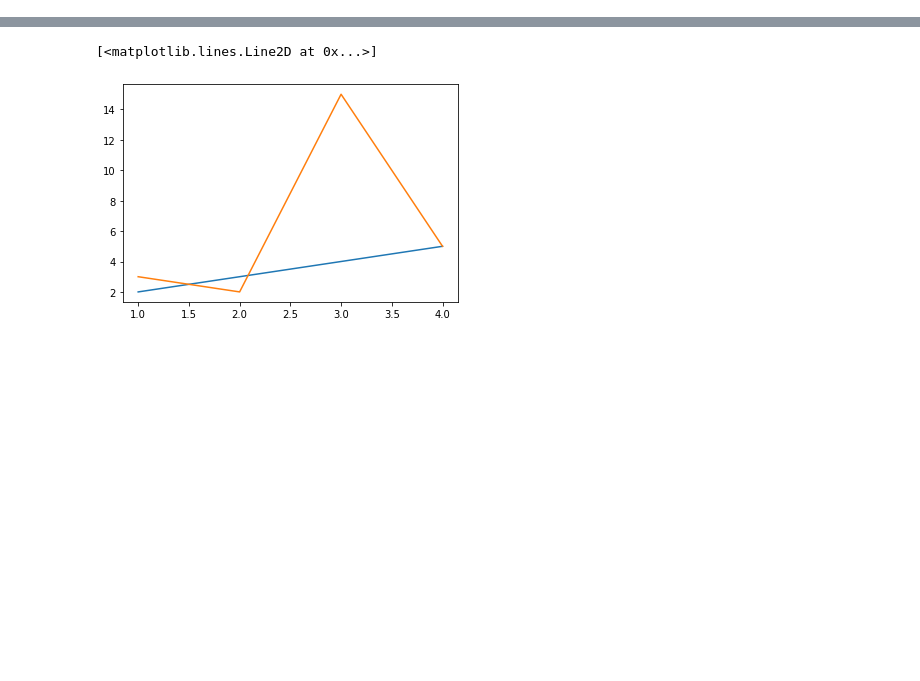
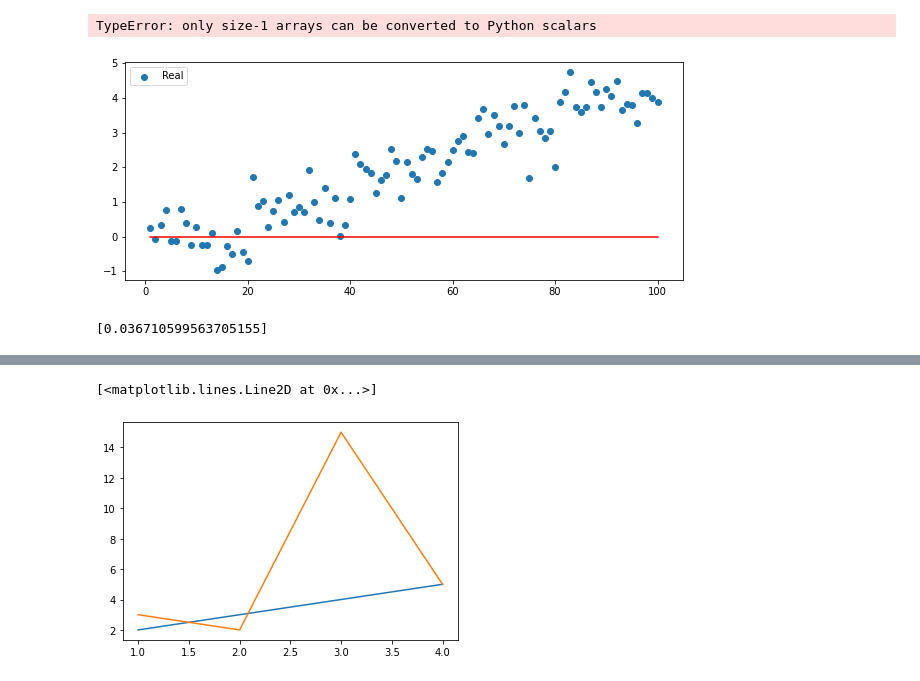
Before and after one commit to akangel0307/Onepredict_study, a Jupyter notebook: Gradient_descent.ipynb, the cells around one changed output, grey strips where cells are left out. Saved outputs shown, nothing was run; the diff lists cells and outputs as text; code cells hidden in the pictures; blank space fills up the shorter version.

```diff
--- a/Gradient_descent.ipynb
+++ b/Gradient_descent.ipynb
@@ -41,0 +50,8 @@ predict_list
+# %%
+np.random.seed(42)
+y = (np.array(sorted(list(range(5))*20)) + np.random.normal(size=100, scale=0.5)).reshape(100,) #(100,)
+X = np.array([i for i in range(1,len(y)+1)]).reshape(100,1) #(100,)
+# X.reshape(100,1)
+# y = np.array(sorted(list(range(5))*20)) + np.random.normal(size=100, scale=0.25)
+# %%
+m,n = X.shape
@@ -41,0 +125,45 @@ predict_list
+# %%
+## Linear Regression test
+
+# initial value
+color = ['red','blue','gray', 'green']
+a = 0.1 # learning rate
+c = 0
+w  = 0
+epochs =1
+
+## R score
+y_bar = sum(y)/len(y)
+y_pred = w*X + c
+SST = sum((y-y_bar)**2) # Total sum of squares
+SSR = sum((y-y_pred)**2) # Regression Sum of squares
+R_squre = 1 - SSR/SST
+# SSE : explained sum of squares [sigma(y_pred - y_bar)^2]
+
+
+plt.figure(figsize=[10,4])
+plt.scatter(X,y, label="Real")
+plt.legend(loc = "upper left")
+# plt.scatter(X, predict(m,c,X),  label="")
+plt.plot([min(X), max(X)], [min(y_pred), max(y_pred)], color ="red")
+
+
+for i in range(epochs):
+    for j in range(len(X)):
+        D.append((y[j]-y[j-1])/(X[j]-X[j-1]))
+
+    Dm = -2*(y-y_pred)*X
+    w = w - a*Dm/n
+    c = c - a*Dc/n
+    print("R2 score:%.2f"%R_squre)
+    plt.scatter(X, predict(w,c,X),label= f'depth{i}', lw=3, alpha=0.4)
+    plt.plot([min(X), max(X)], [min(y_pred), max(y_pred)], color ="red")
+    plt.legend(loc="upper left")
+# %% [output]
+TypeError: only size-1 arrays can be converted to Python scalars
+[figure, added]
+# %%
+derivation(X,y)
+# (y[2]-y[1])/(X[2]-X[1])
+# %% [output]
+[0.036710599563705155]
```
Also changed, not shown: parts of 39 cells of this notebook.
